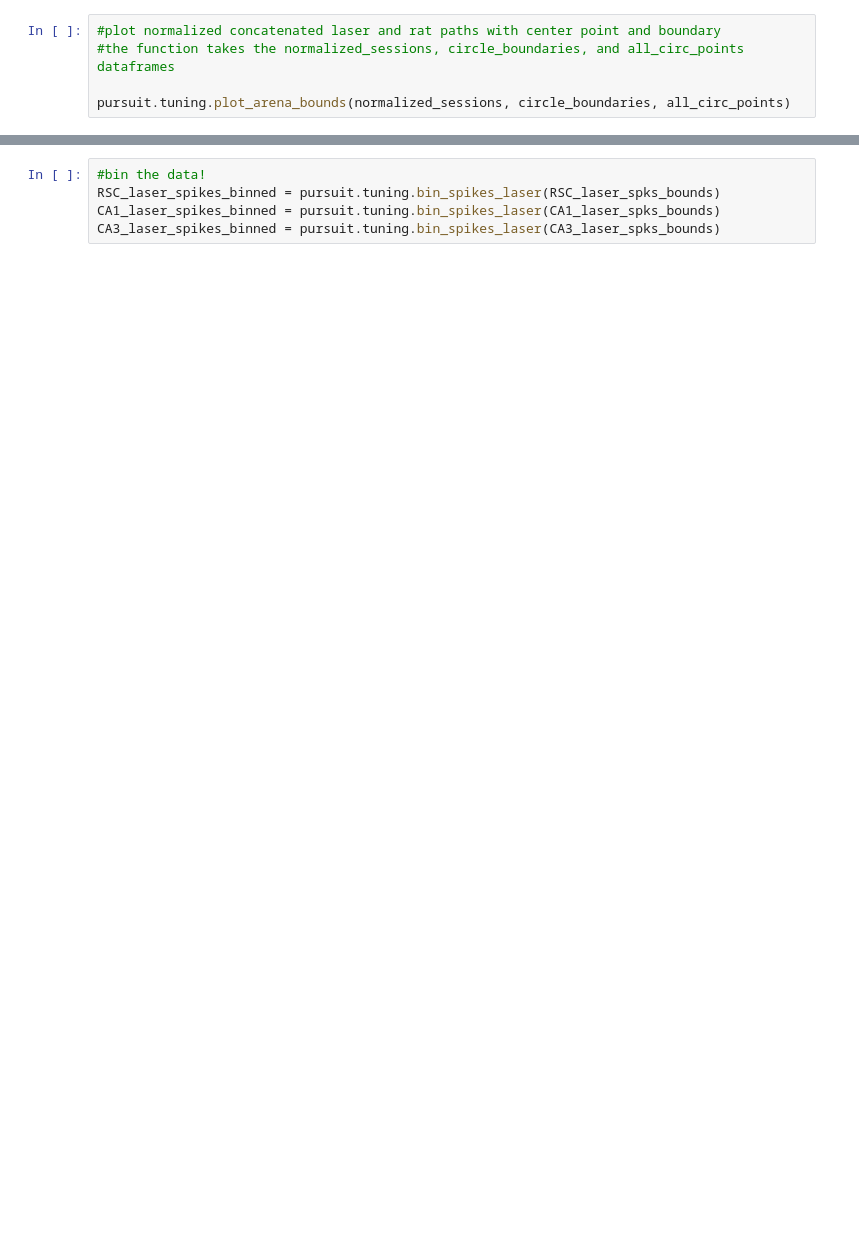
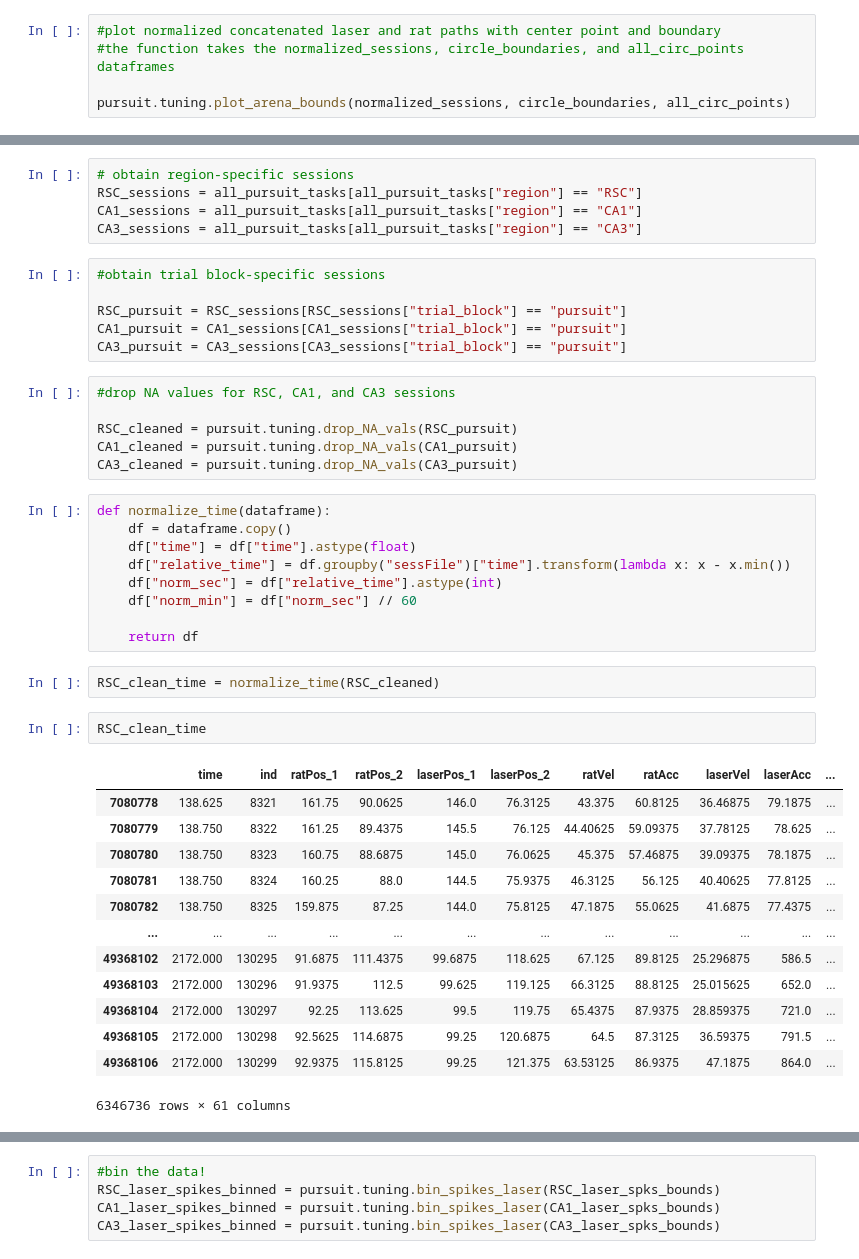
Before and after one commit to bigbrainmay/pursuit, a Jupyter notebook: Tuning Curves.ipynb, the cells around one changed output, grey strips where cells are left out. Saved outputs shown, nothing was run; the diff lists cells and outputs as text; blank space fills up the shorter version.

Commit message:
added time calculations

```diff
--- a/Tuning Curves.ipynb
+++ b/Tuning Curves.ipynb
@@ -56,0 +59,44 @@ pursuit.tuning.plot_arena_bounds(normalized_sessions, circle_boundaries, all_cir
+# %%
+# obtain region-specific sessions
+RSC_sessions = all_pursuit_tasks[all_pursuit_tasks["region"] == "RSC"]
+CA1_sessions = all_pursuit_tasks[all_pursuit_tasks["region"] == "CA1"]
+CA3_sessions = all_pursuit_tasks[all_pursuit_tasks["region"] == "CA3"]
+# %%
+#obtain trial block-specific sessions
+
+RSC_pursuit = RSC_sessions[RSC_sessions["trial_block"] == "pursuit"]
+CA1_pursuit = CA1_sessions[CA1_sessions["trial_block"] == "pursuit"]
+CA3_pursuit = CA3_sessions[CA3_sessions["trial_block"] == "pursuit"]
+# %%
+#drop NA values for RSC, CA1, and CA3 sessions
+
+RSC_cleaned = pursuit.tuning.drop_NA_vals(RSC_pursuit)
+CA1_cleaned = pursuit.tuning.drop_NA_vals(CA1_pursuit)
+CA3_cleaned = pursuit.tuning.drop_NA_vals(CA3_pursuit)
+# %%
+def normalize_time(dataframe):
+    df = dataframe.copy()
+    df["time"] = df["time"].astype(float)
+    df["relative_time"] = df.groupby("sessFile")["time"].transform(lambda x: x - x.min())
+    df["norm_sec"] = df["relative_time"].astype(int)
+    df["norm_min"] = df["norm_sec"] // 60
+
+    return df
+# %%
+RSC_clean_time = normalize_time(RSC_cleaned)
+# %%
+RSC_clean_time
+# %% [output]
+|  | time | ind | ratPos_1 | ratPos_2 | laserPos_1 | laserPos_2 | ratVel | ratAcc | laserVel | laserAcc | ... |
+| 7080778 | 138.625 | 8321 | 161.75 | 90.0625 | 146.0 | 76.3125 | 43.375 | 60.8125 | 36.46875 | 79.1875 | ... |
+| 7080779 | 138.750 | 8322 | 161.25 | 89.4375 | 145.5 | 76.125 | 44.40625 | 59.09375 | 37.78125 | 78.625 | ... |
+| 7080780 | 138.750 | 8323 | 160.75 | 88.6875 | 145.0 | 76.0625 | 45.375 | 57.46875 | 39.09375 | 78.1875 | ... |
+| 7080781 | 138.750 | 8324 | 160.25 | 88.0 | 144.5 | 75.9375 | 46.3125 | 56.125 | 40.40625 | 77.8125 | ... |
+| 7080782 | 138.750 | 8325 | 159.875 | 87.25 | 144.0 | 75.8125 | 47.1875 | 55.0625 | 41.6875 | 77.4375 | ... |
+| ... | ... | ... | ... | ... | ... | ... | ... | ... | ... | ... | ... |
+| 49368102 | 2172.000 | 130295 | 91.6875 | 111.4375 | 99.6875 | 118.625 | 67.125 | 89.8125 | 25.296875 | 586.5 | ... |
+| 49368103 | 2172.000 | 130296 | 91.9375 | 112.5 | 99.625 | 119.125 | 66.3125 | 88.8125 | 25.015625 | 652.0 | ... |
+| 49368104 | 2172.000 | 130297 | 92.25 | 113.625 | 99.5 | 119.75 | 65.4375 | 87.9375 | 28.859375 | 721.0 | ... |
+| 49368105 | 2172.000 | 130298 | 92.5625 | 114.6875 | 99.25 | 120.6875 | 64.5 | 87.3125 | 36.59375 | 791.5 | ... |
+| 49368106 | 2172.000 | 130299 | 92.9375 | 115.8125 | 99.25 | 121.375 | 63.53125 | 86.9375 | 47.1875 | 864.0 | ... |
+6346736 rows × 61 columns
```
Also changed, not shown: parts of 39 cells of this notebook.
